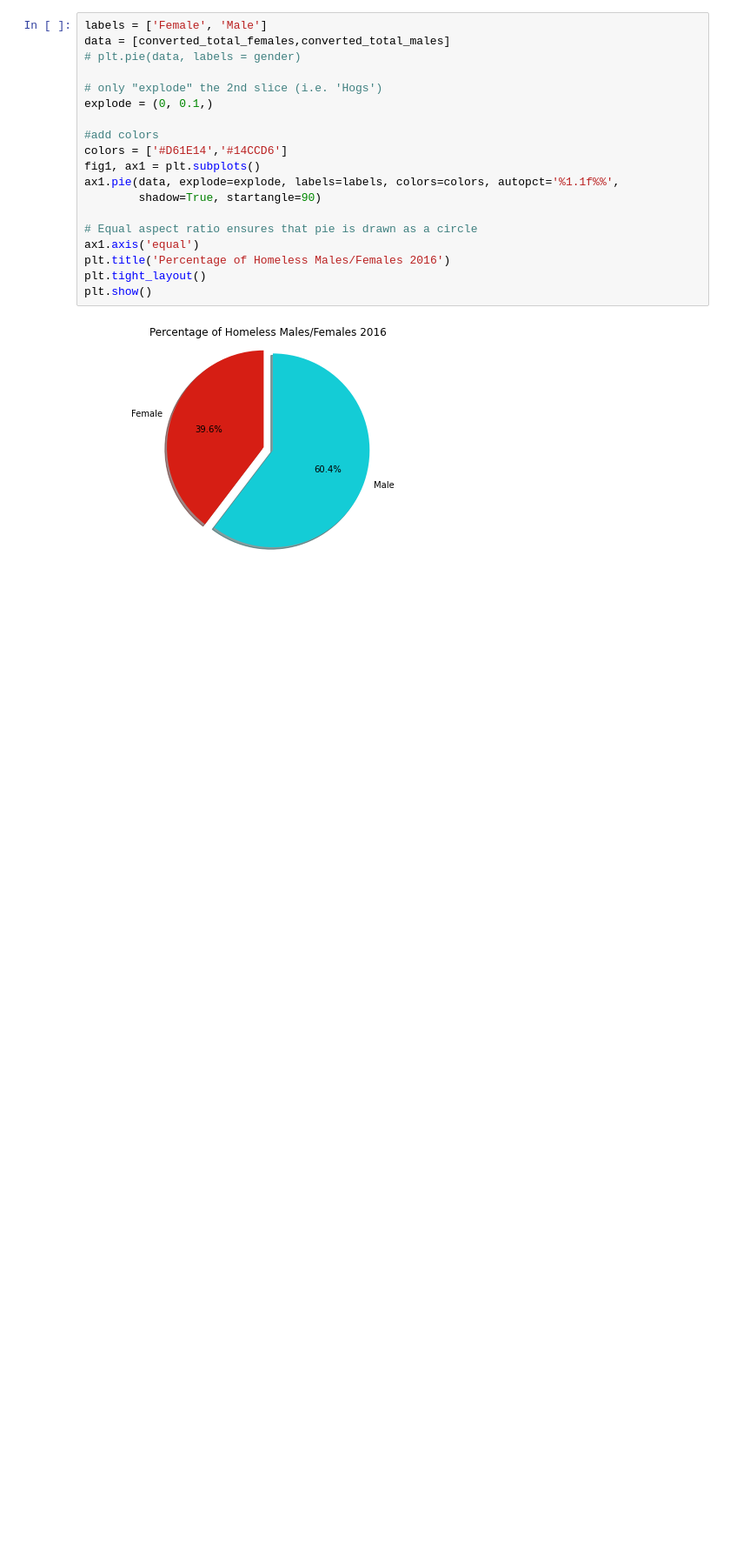
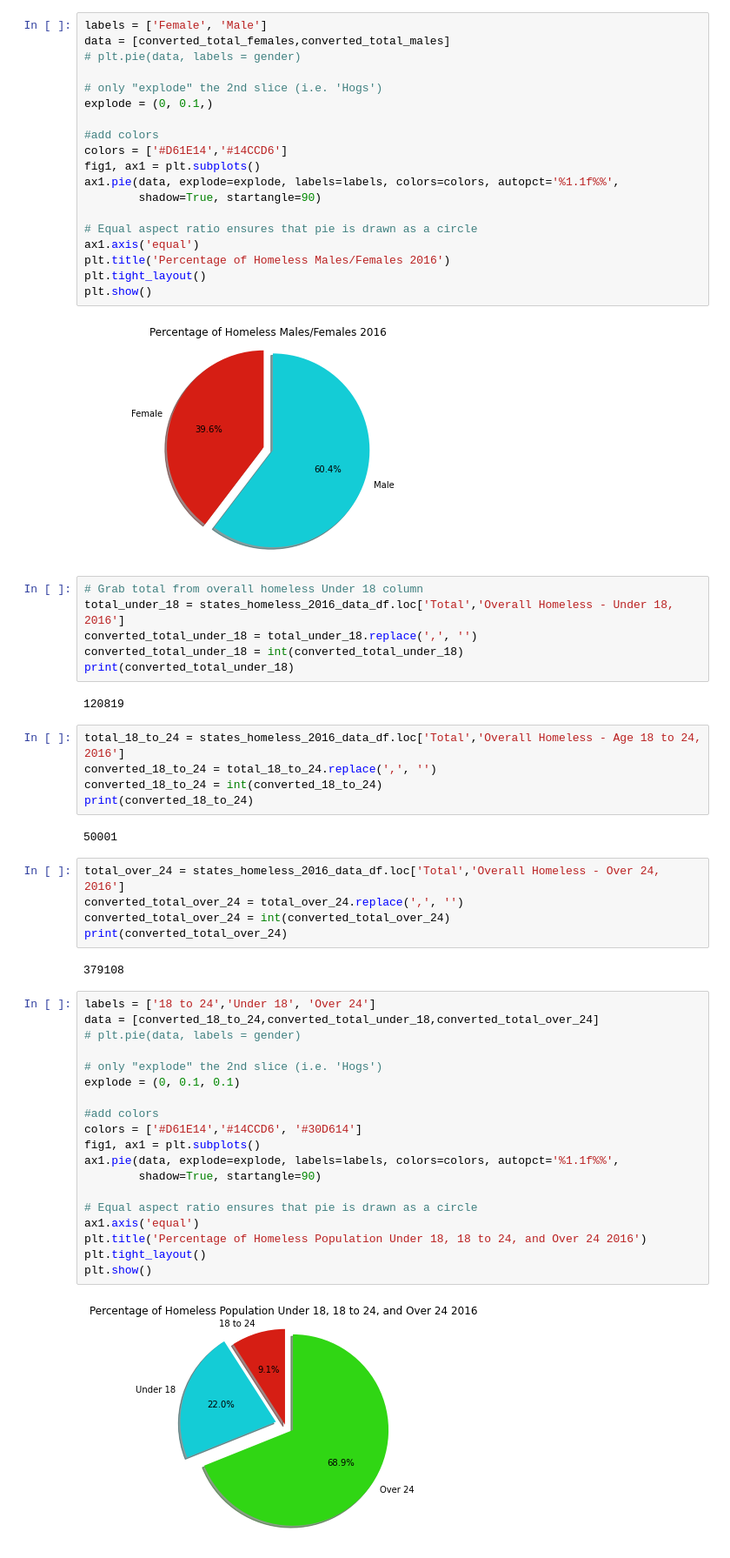
Before and after one commit to esther2897/project_one, a Jupyter notebook: 2016 Homeless Data.ipynb, the cells around one changed output. Shown at 87% size. Cells and saved outputs as stored; diff of their text form; blank space fills up the shorter version.

Commit message:
Working more with pie charts

```diff
--- a/2016 Homeless Data.ipynb
+++ b/2016 Homeless Data.ipynb
@@ -55,3 +55,46 @@ plt.tight_layout()
 plt.show()
 # %% [output]
 [figure]
+# %%
+# Grab total from overall homeless Under 18 column
+total_under_18 = states_homeless_2016_data_df.loc['Total','Overall Homeless - Under 18, 2016']
+converted_total_under_18 = total_under_18.replace(',', '')
+converted_total_under_18 = int(converted_total_under_18)
+print(converted_total_under_18)
+# %% [output]
+120819
+# %%
+total_18_to_24 = states_homeless_2016_data_df.loc['Total','Overall Homeless - Age 18 to 24, 2016']
+converted_18_to_24 = total_18_to_24.replace(',', '')
+converted_18_to_24 = int(converted_18_to_24)
+print(converted_18_to_24)
+# %% [output]
+50001
+# %%
+total_over_24 = states_homeless_2016_data_df.loc['Total','Overall Homeless - Over 24, 2016']
+converted_total_over_24 = total_over_24.replace(',', '')
+converted_total_over_24 = int(converted_total_over_24)
+print(converted_total_over_24)
+# %% [output]
+379108
+# %%
+labels = ['18 to 24','Under 18', 'Over 24']
+data = [converted_18_to_24,converted_total_under_18,converted_total_over_24]
+# plt.pie(data, labels = gender)
+
+# only "explode" the 2nd slice (i.e. 'Hogs')
+explode = (0, 0.1, 0.1)
+
+#add colors
+colors = ['#D61E14','#14CCD6', '#30D614']
+fig1, ax1 = plt.subplots()
+ax1.pie(data, explode=explode, labels=labels, colors=colors, autopct='%1.1f%%',
+        shadow=True, startangle=90)
+
+# Equal aspect ratio ensures that pie is drawn as a circle
+ax1.axis('equal')
+plt.title('Percentage of Homeless Population Under 18, 18 to 24, and Over 24 2016')
+plt.tight_layout()
+plt.show()
+# %% [output]
+[figure, added]
```
Also changed, not shown: parts of 11 cells of this notebook, 3 other files.
